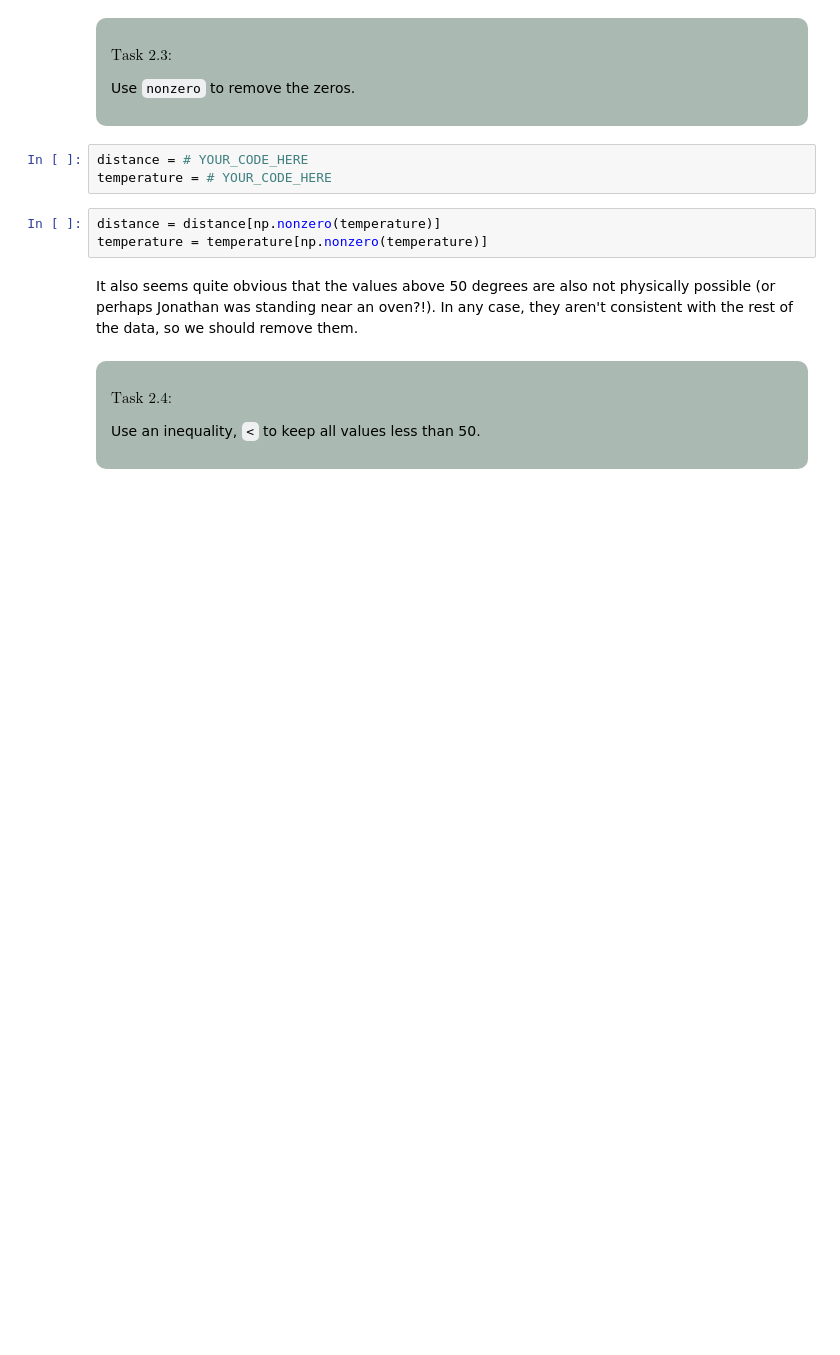
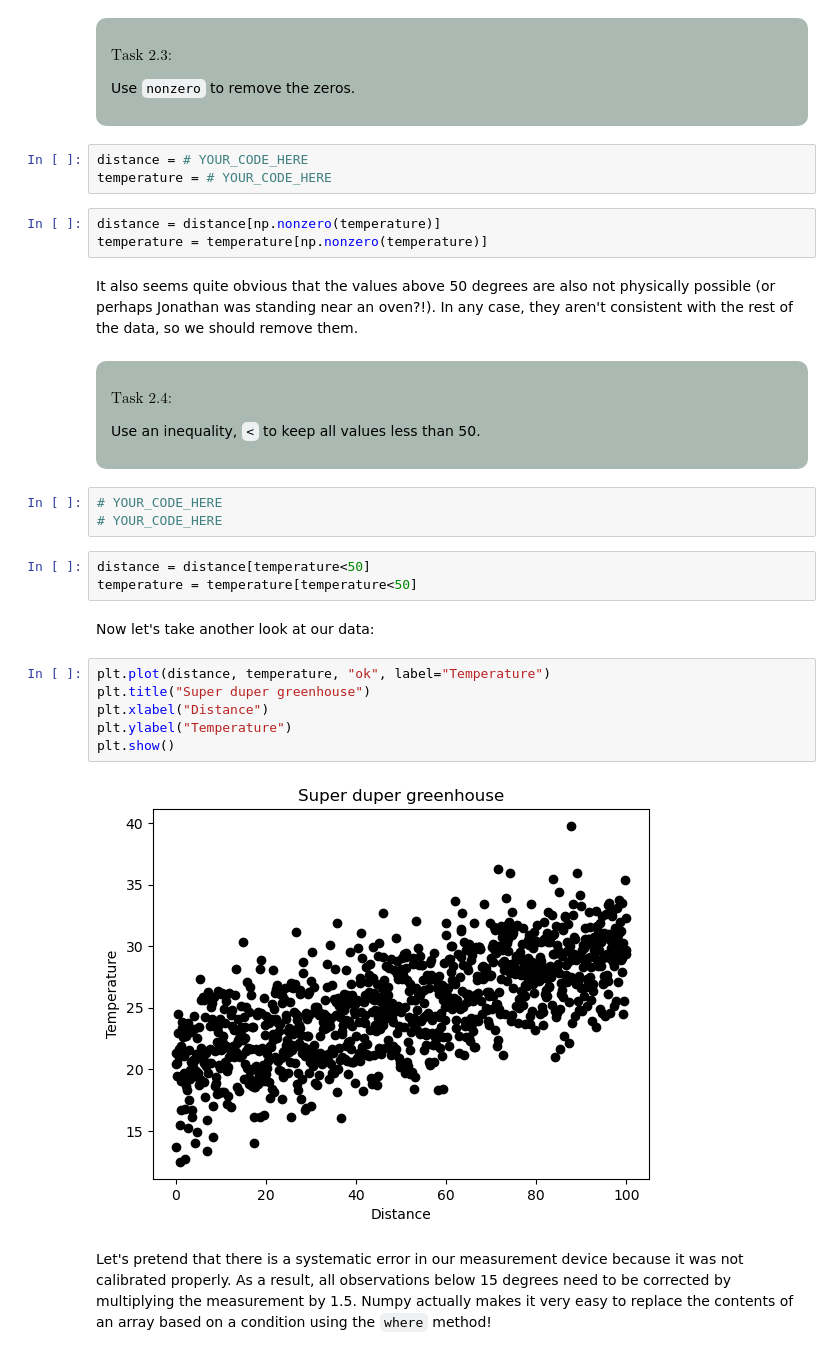
Before and after one commit to MUDE-2025/PA1.3, a Jupyter notebook: ipynb_template.ipynb, the cells around one changed output. Cells and saved outputs as stored; diff of their text form; blank space fills up the shorter version.

```diff
--- a/ipynb_template.ipynb
+++ b/ipynb_template.ipynb
@@ -258,3 +258,21 @@ $\text{Task 2.4:}$
 Use an inequality, <code><</code> to keep all values less than 50.
 </p>
 </div>
+# %%
+# YOUR_CODE_HERE
+# YOUR_CODE_HERE
+# %%
+distance = distance[temperature<50]
+temperature = temperature[temperature<50]
+# %% [markdown]
+Now let's take another look at our data:
+# %%
+plt.plot(distance, temperature, "ok", label="Temperature")
+plt.title("Super duper greenhouse")
+plt.xlabel("Distance")
+plt.ylabel("Temperature")
+plt.show()
+# %% [output]
+[figure, added]
+# %% [markdown]
+Let's pretend that there is a systematic error in our measurement device because it was not calibrated properly. As a result, all observations below 15 degrees need to be corrected by multiplying the measurement by 1.5. Numpy actually makes it very easy to replace the contents of an array based on a condition using the `where` method!
```
Also changed, not shown: parts of 9 cells of this notebook.
